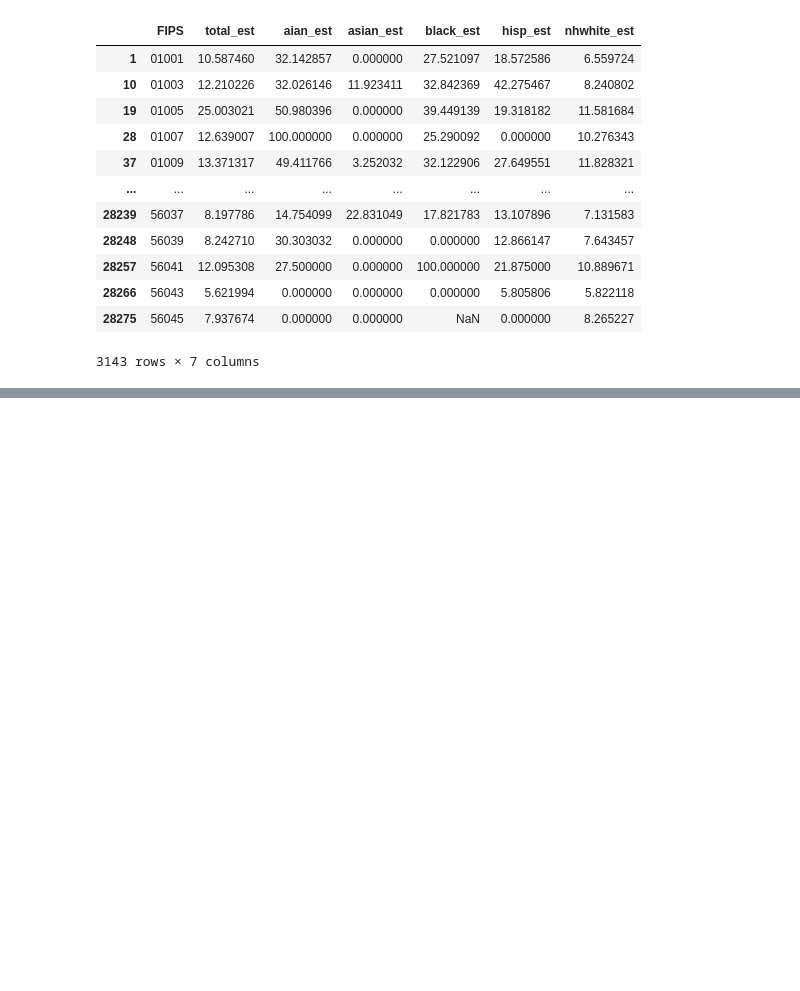
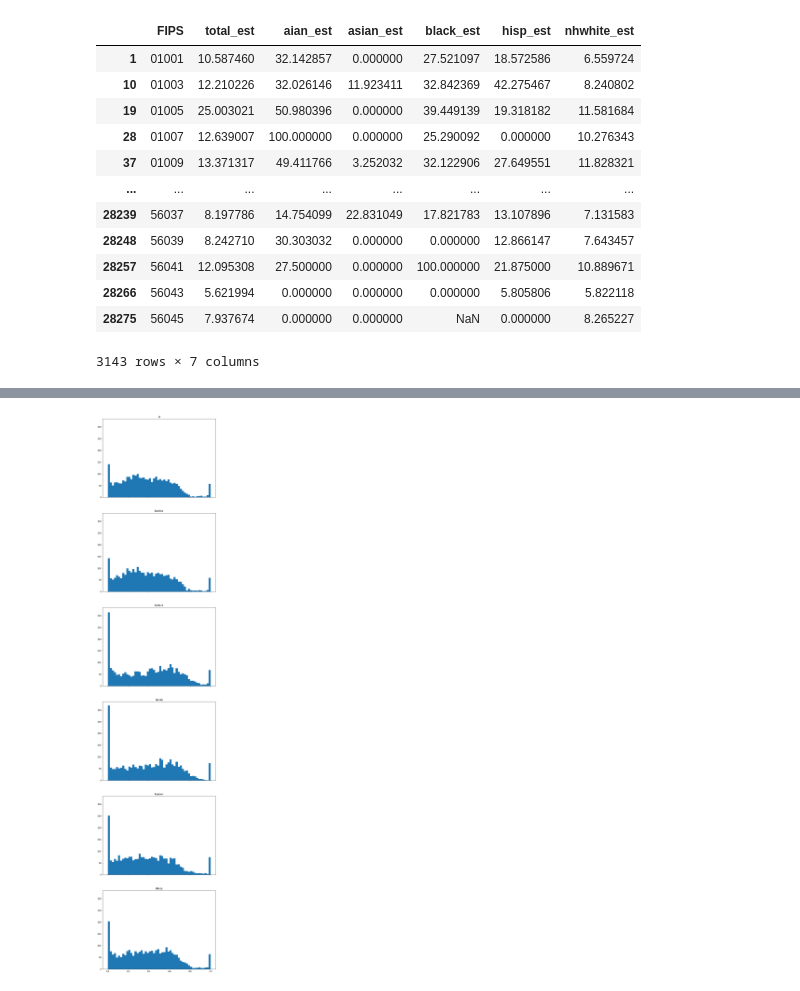
Before and after one commit to nick-knudsen/pocs-project, a Jupyter notebook: national_food_sources.ipynb, the cells around one changed output, grey strips where cells are left out. Saved outputs shown, nothing was run; the diff lists cells and outputs as text; code cells hidden in the pictures; blank space fills up the shorter version.

```diff
--- a/national_food_sources.ipynb
+++ b/national_food_sources.ipynb
@@ -261,6 +261,17 @@ access_df.drop(['Urban','CensusTract', *one_mile, *ten_mile], axis=1, inplace=Tr
 # %%
 overall_df = pd.merge(access_df, poverty_df, on='FIPS')
 overall_df = pd.merge(overall_df, sources_df, on='FIPS')
+# %%
+overall_df['la'] = overall_df['LAPOP05_10']/overall_df['Pop2010']
+overall_df[la_by_race].describe()
+fig, axs = plt.subplots(6,1, figsize=(10,50), sharex=True, sharey=True)
+for i, access in zip(range(6), ['la', *la_by_race]):
+    axs[i].hist(overall_df[access], bins=50)
+    axs[i].set_title(access)
+
+plt.show()
+# %% [output]
+[figure, added]
 # %%
 # metric calculation
 metric_by_race = ['white_metric','black_metric','aian_metric','asian_metric','hisp_metric']
```
Also changed, not shown: parts of 5 cells of this notebook, 1 other file.
